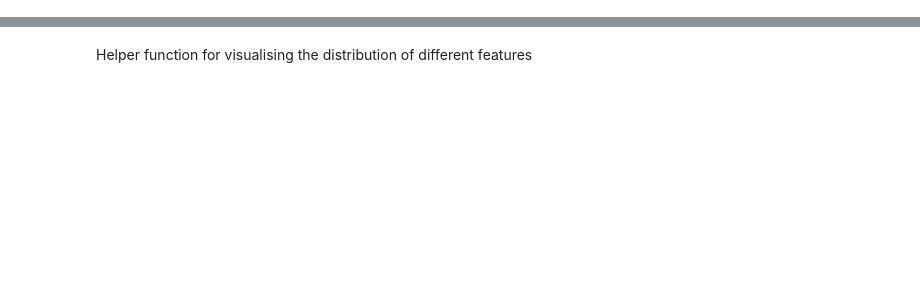
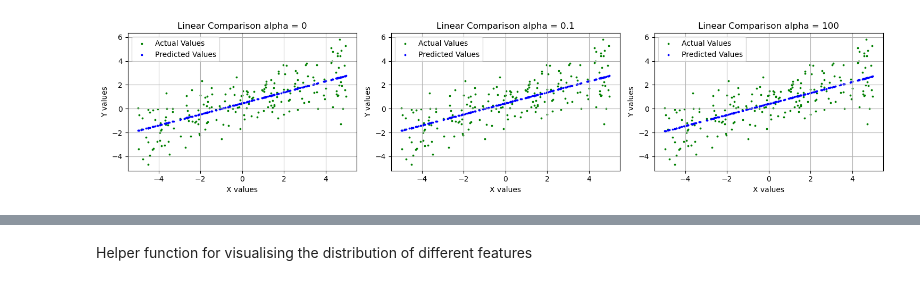
Before and after one commit to b0b3000/MachineLearningProject1, a Jupyter notebook: project.ipynb, the cells around one changed output, grey strips where cells are left out. Drawn from its saved outputs; the diff is of its cells as text; code cells hidden in the pictures; blank space fills up the shorter version.

```diff
--- a/project.ipynb
+++ b/project.ipynb
@@ -239,17 +23,0 @@ Next we will fix the degree of both model datasets to 3 for an accurate comparis
-# %%
-dataset_variations = [(5, 1000), (10,1000), (50,1000), (3,2000), (3,5000), (3,10000)]
-dataset_descriptions = ["Degree = 5", "Degree = 10", "Degree = 30", "Samples = 2000", "Samples = 5000", "Samples = 10000"]
-X_list = [None] * 6
-y_list = [None] * 6
-X_train_list = [None] * 6
-X_test_list = [None] * 6
-y_train_list = [None] * 6
-y_test_list = [None] * 6
-
-for i, dataset_params in enumerate(dataset_variations):
-
-    X_list[i], y_list[i] = generate_polynomial_dataset(dataset_params[0], dataset_params[1])
-    plot(X_list[i], y_list[i], f'{dataset_descriptions[i]} Dataset (Before Pre-Processing)') #Visualisation of dataset
-    X_list[i] = np.hstack((X_list[i], X_list[i]**dataset_params[0])) #Addition of polynomial features
-    X_list[i] = StandardScaler().fit_transform(X_list[i]) #Scale normalisation
-    X_train_list[i], X_test_list[i], y_train_list[i], y_test_list[i] = train_test_split(X_list[i], y_list[i], test_size=0.2) #Splitting 80/20 into training and testing sets
@@ -286,0 +136,18 @@ This part involves construction of a **Support Vector Machine** classification m
+# %%
+predicted_y_list_cf = [] # This list is being created for later comparison with the other regression model
+DEFAULT_LABELS = ['Actual Values', 'Predicted Values'] # Used for plotting
+ALPHA_CHOICES = [0, 0.1, 100] # The 3 designated values that will be tested for 'alpha'
+# %%
+values = []
+titles = []
+
+for alpha in ALPHA_CHOICES:
+    linear_reg_cf = RidgeRegression_ClosedForm(alpha = alpha)
+    linear_reg_cf.train(X_linear_train, y_linear_train)
+    y_linear_predicted = linear_reg_cf.predict(X_linear_test)
+    predicted_y_list_cf.append(y_linear_predicted)
+    values.append([[X_linear_test, y_linear_test], [X_linear_test, y_linear_predicted]])
+    titles.append(f'Linear Comparison alpha = {alpha}')
+plot_values(values=values, titles=titles, labels=DEFAULT_LABELS)
+# %% [output]
+[figure, added]
```
Also changed, not shown: parts of 66 cells of this notebook, 1 other file.
